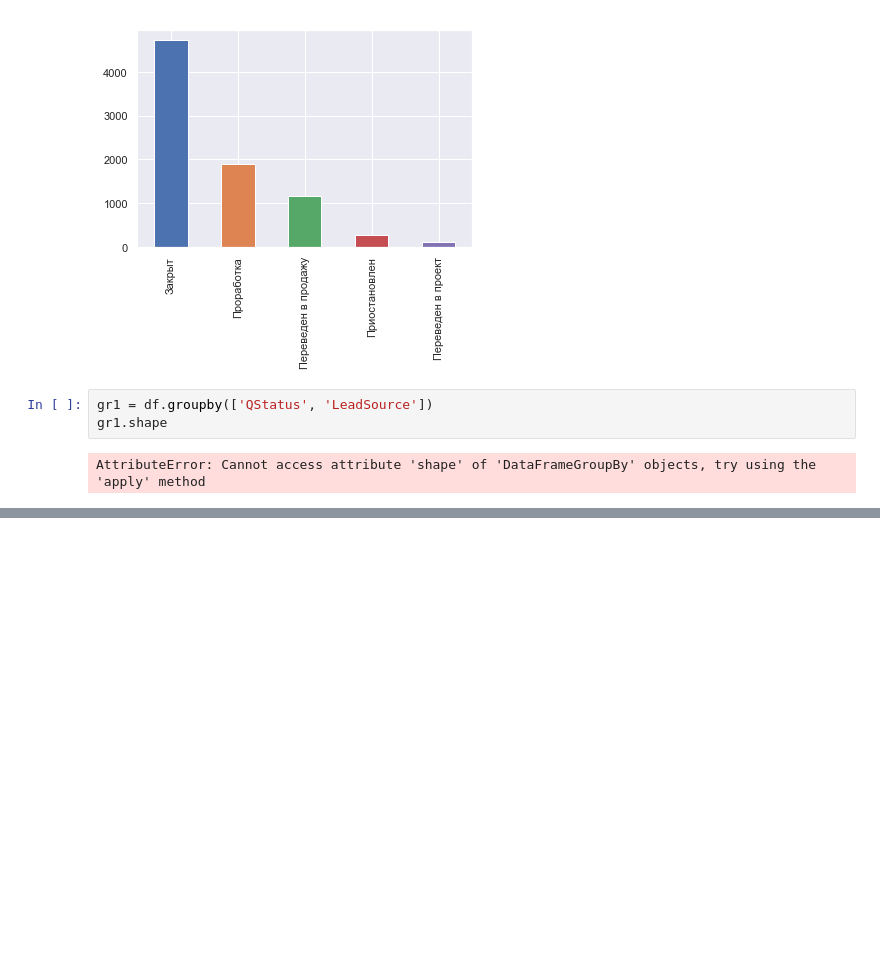
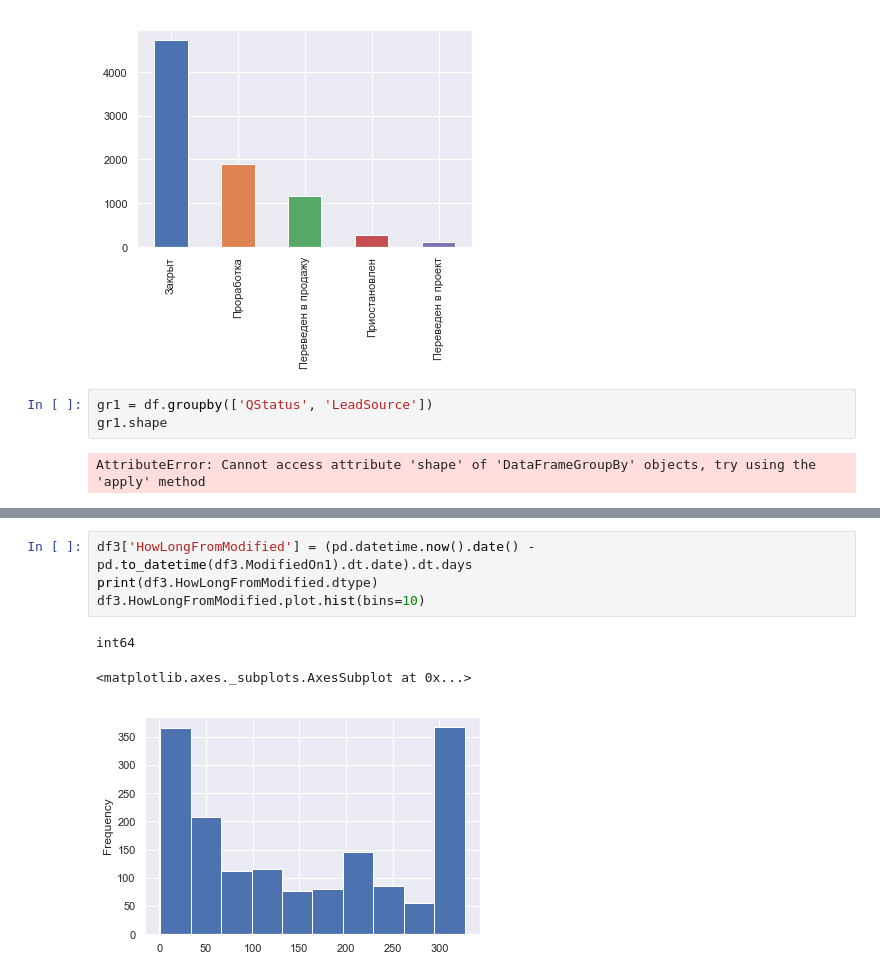
Before and after one commit to Azmitrok/DataSciencePractice, a Jupyter notebook: MyDataScience/Dima_DataAnalysis/Leads_EDA.ipynb, the cells around one changed output, grey strips where cells are left out. Drawn from its saved outputs; the diff is of its cells as text; blank space fills up the shorter version.

```diff
--- a/MyDataScience/Dima_DataAnalysis/Leads_EDA.ipynb
+++ b/MyDataScience/Dima_DataAnalysis/Leads_EDA.ipynb
@@ -105,0 +129,8 @@ Colors - LeadSourse
+# %%
+df3['HowLongFromModified'] = (pd.datetime.now().date() - pd.to_datetime(df3.ModifiedOn1).dt.date).dt.days
+print(df3.HowLongFromModified.dtype)
+df3.HowLongFromModified.plot.hist(bins=10)
+# %% [output]
+int64
+<matplotlib.axes._subplots.AxesSubplot at 0x...>
+[figure, added]
```
Also changed, not shown: parts of 7 cells of this notebook, 5 other files.
